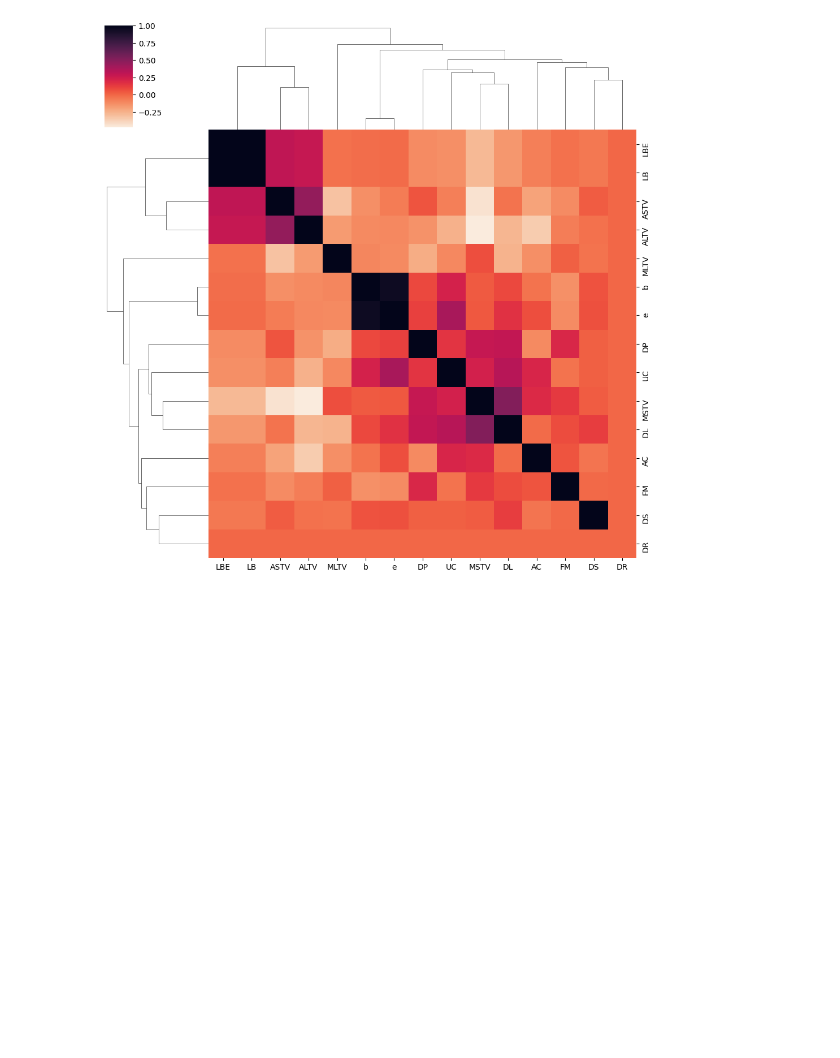
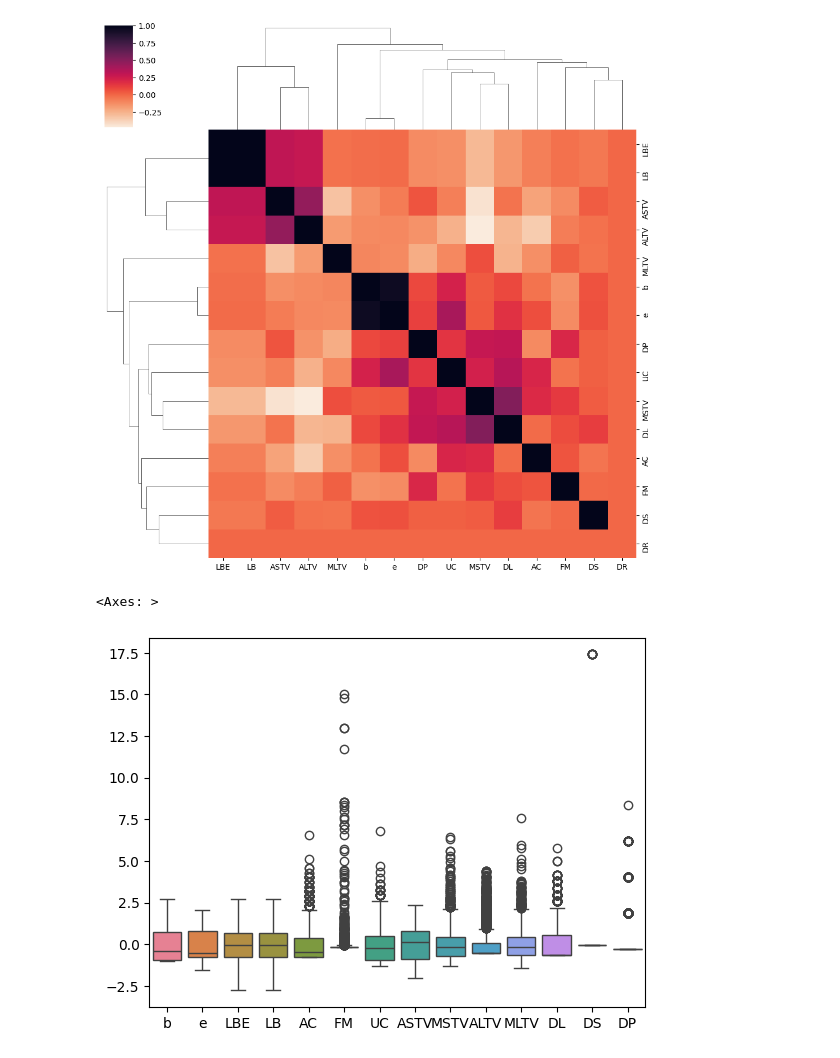
Before and after one commit to RedericoFocco/EniDataChallenge, a Jupyter notebook: EniDataChallenge.ipynb, the cells around one changed output. Saved outputs shown, nothing was run; the diff lists cells and outputs as text; code cells hidden in the pictures; blank space fills up the shorter version.

```diff
--- a/EniDataChallenge.ipynb
+++ b/EniDataChallenge.ipynb
@@ -157,3 +157,6 @@ sns_plot = sns.clustermap(corr_m, cmap="rocket_r")
 [figure]
 # %%
 #DR will be dropped
+# %%
+measure_columns_no_aggregates = ["b","e","LBE","LB","AC","FM","UC","ASTV","MSTV","ALTV","MLTV","DL","DS","DP"]
+df_raw_measures_no_aggregates = df_raw.loc[:,measure_columns_no_aggregates]
@@ -159,0 +165,9 @@ sns_plot = sns.clustermap(corr_m, cmap="rocket_r")
+# %%
+import scipy as sp
+
+norm_df=sp.stats.zscore(df_raw_measures_no_aggregates)
+# %%
+sns.boxplot(norm_df)
+# %% [output]
+<Axes: >
+[figure, added]
```
Also changed, not shown: parts of 6 cells of this notebook, 1 other file.
